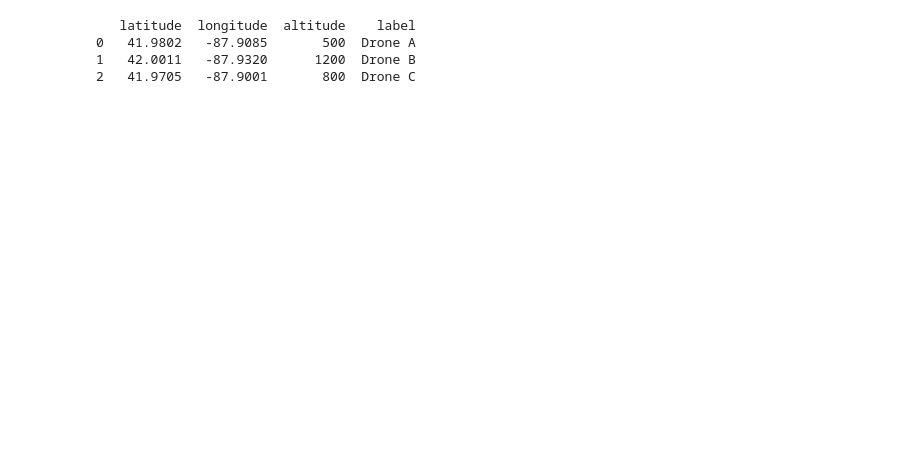
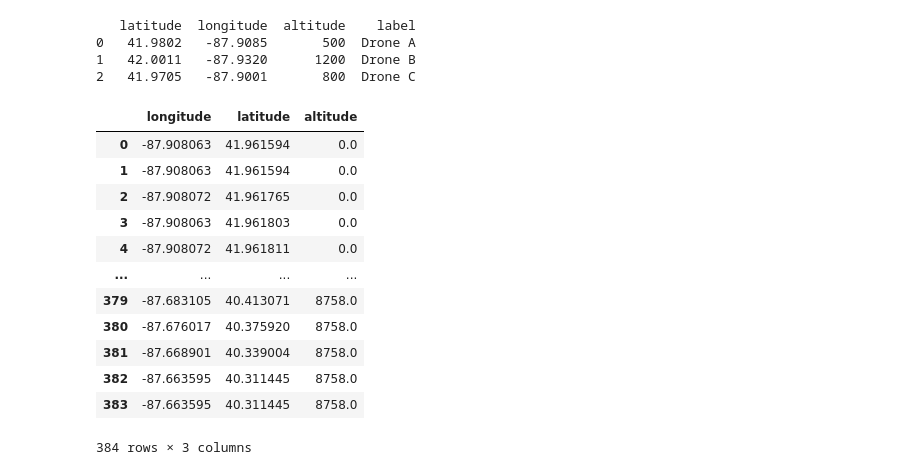
Before and after one commit to vishalival/drone-intrusion, a Jupyter notebook: ohare.ipynb, the cells around one changed output. Drawn from its saved outputs; the diff is of its cells as text; code cells hidden in the pictures; blank space fills up the shorter version.

Commit message:
finished adding flight track data

```diff
--- a/ohare.ipynb
+++ b/ohare.ipynb
@@ -245,0 +479,40 @@ print(df_intrusions.head())
+# %%
+import xml.etree.ElementTree as ET
+import pandas as pd
+
+# Define namespaces
+ns = {
+    'kml': 'http://www.opengis.net/kml/2.2',
+    'gx': 'http://www.google.com/kml/ext/2.2'
+}
+
+# Parse KML
+tree = ET.parse("N580UP-track-EGM96.kml")
+root = tree.getroot()
+
+# Extract <when> timestamps and <gx:coord> positions
+when_elements = root.findall(".//gx:Track/gx:when", ns)
+coord_elements = root.findall(".//gx:Track/gx:coord", ns)
+
+# Convert text to lists
+timestamps = [elem.text for elem in when_elements]
+coords = [list(map(float, elem.text.strip().split())) for elem in coord_elements]
+
+# Create DataFrame
+df_flight_dept = pd.DataFrame(coords, columns=["longitude", "latitude", "altitude"])
+# %%
+df_flight_dept
+# %% [output]
+|  | longitude | latitude | altitude |
+| 0 | -87.908063 | 41.961594 | 0.0 |
+| 1 | -87.908063 | 41.961594 | 0.0 |
+| 2 | -87.908072 | 41.961765 | 0.0 |
+| 3 | -87.908063 | 41.961803 | 0.0 |
+| 4 | -87.908072 | 41.961811 | 0.0 |
+| ... | ... | ... | ... |
+| 379 | -87.683105 | 40.413071 | 8758.0 |
+| 380 | -87.676017 | 40.375920 | 8758.0 |
+| 381 | -87.668901 | 40.339004 | 8758.0 |
+| 382 | -87.663595 | 40.311445 | 8758.0 |
+| 383 | -87.663595 | 40.311445 | 8758.0 |
+384 rows × 3 columns
```
Also changed, not shown: parts of 7 cells of this notebook, 5 other files.
